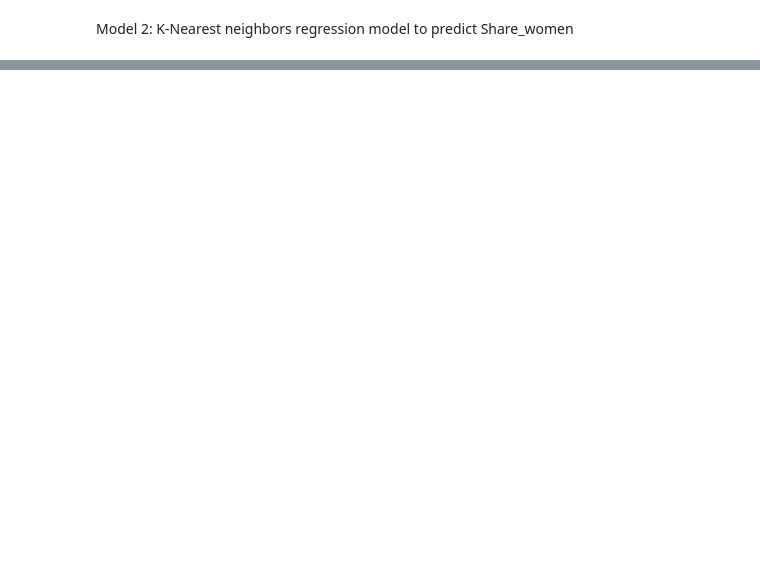
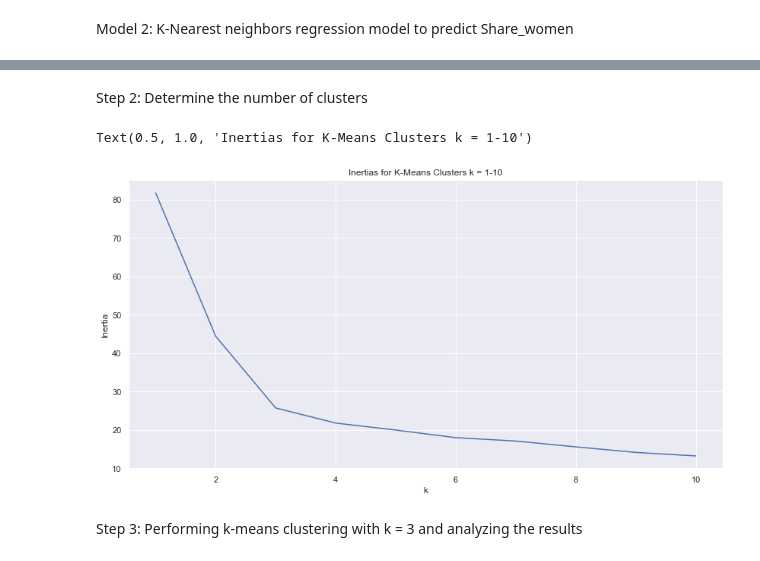
Before and after one commit to lbcmp/Data-Science-Project, a Jupyter notebook: MAT328_Project.ipynb, the cells around one changed output, grey strips where cells are left out. Cells and saved outputs as stored; diff of their text form; code cells hidden in the pictures; blank space fills up the shorter version.

```diff
--- a/MAT328_Project.ipynb
+++ b/MAT328_Project.ipynb
@@ -320,0 +244,4 @@ plt.legend(["Training MSE", "Testing MSE"])
+# %%
+# drop unnecessary columns to create x
+x = majors.drop(columns=["Major_code", "Major", "Men", "Women", "Major_category"])
+x.head()
@@ -320,0 +256,9 @@ plt.legend(["Training MSE", "Testing MSE"])
+# %%
+# import MinMaxScaler and scale x so the quantitative values are between 0 and 1
+
+from sklearn.preprocessing import MinMaxScaler
+
+scaler = MinMaxScaler()
+x_scaled = scaler.fit_transform(x)
+x_scaled_df = pd.DataFrame(x_scaled, columns=x.columns.tolist())
+x_scaled_df.head()
@@ -320,0 +272,26 @@ plt.legend(["Training MSE", "Testing MSE"])
+# %% [markdown]
+Step 2: Determine the number of clusters
+# %%
+# import KMeans and loop through k = 1 through 11 to find the inertias for k-means clusters with k clusters
+
+from sklearn.cluster import KMeans
+
+inertia_list = []
+
+for k in range(1,11):
+    kmeans = KMeans(n_clusters=k)
+    kmeans.fit(x_scaled)
+    clusters = kmeans.predict(x_scaled)
+    inertia_list.append(kmeans.inertia_)
+# %%
+# create a lineplot of the different inertias
+
+plt.plot(range(1,11), inertia_list)
+plt.xlabel("k")
+plt.ylabel("Inertia")
+plt.title("Inertias for K-Means Clusters k = 1-10")
+# %% [output]
+Text(0.5, 1.0, 'Inertias for K-Means Clusters k = 1-10')
+[figure, added]
+# %% [markdown]
+Step 3: Performing k-means clustering with k = 3 and analyzing the results
```
Also changed, not shown: parts of 34 cells of this notebook.
